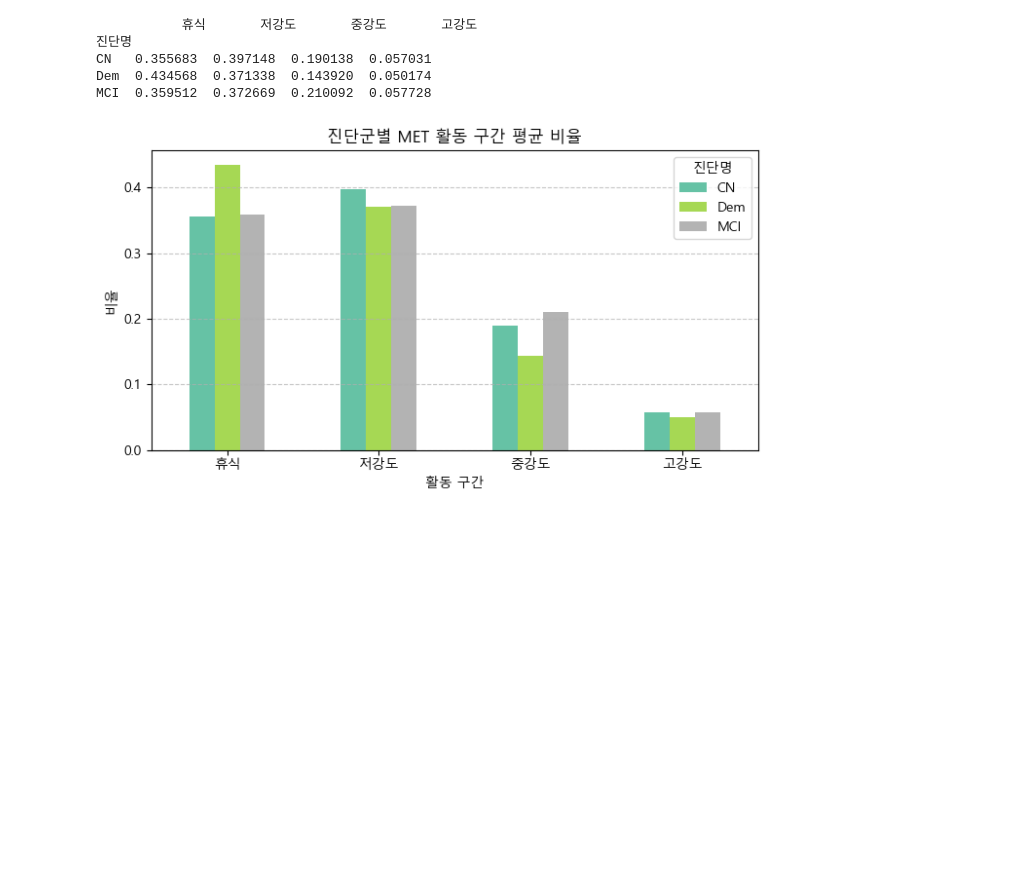
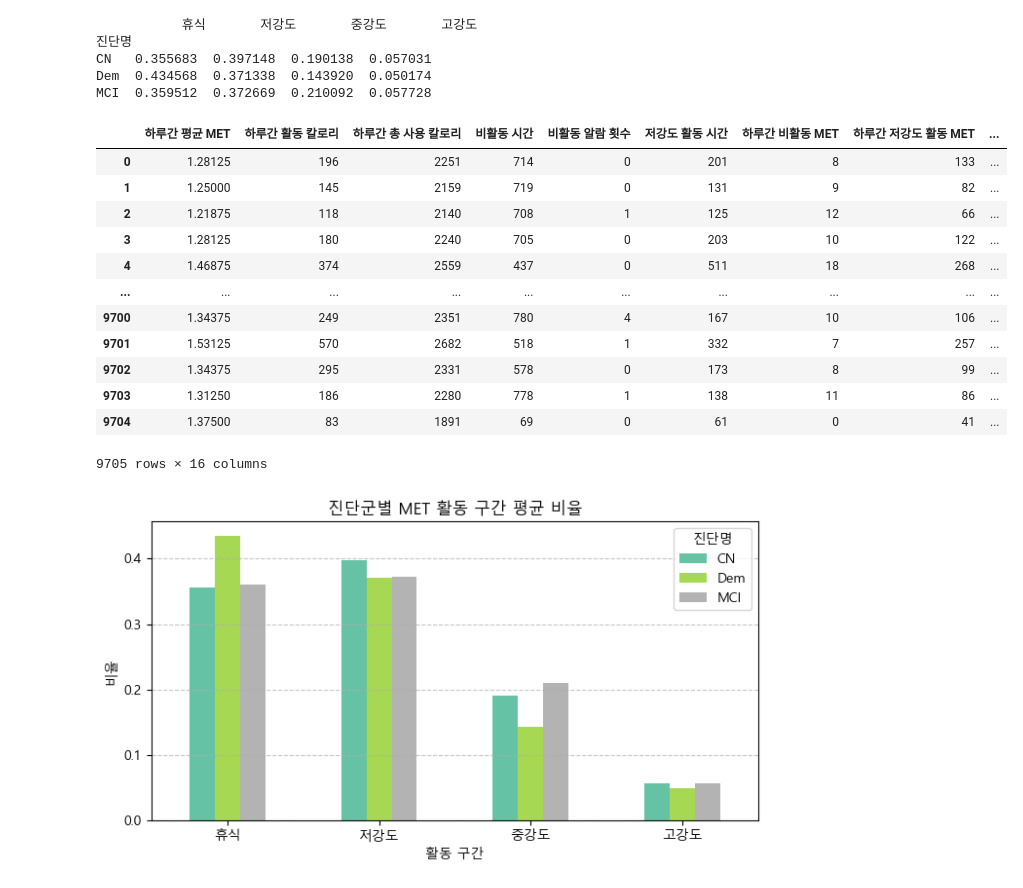
Before and after one commit to youse0ng/StudyOnDementia, a Jupyter notebook: WalkingVariablesEDA2.ipynb, the cells around one changed output. Cells and saved outputs as stored; diff of their text form; code cells hidden in the pictures; blank space fills up the shorter version.

```diff
--- a/WalkingVariablesEDA2.ipynb
+++ b/WalkingVariablesEDA2.ipynb
@@ -206,6 +206,23 @@ print(grouped)
 CN   0.355683  0.397148  0.190138  0.057031
 Dem  0.434568  0.371338  0.143920  0.050174
 MCI  0.359512  0.372669  0.210092  0.057728
+# %%
+import joblib
+joblib.load('Selected_DF.pkl')
+# %% [output]
+|  | 하루간 평균 MET | 하루간 활동 칼로리 | 하루간 총 사용 칼로리 | 비활동 시간 | 비활동 알람 횟수 | 저강도 활동 시간 | 하루간 비활동 MET | 하루간 저강도 활동 MET | ... |
+| 0 | 1.28125 | 196 | 2251 | 714 | 0 | 201 | 8 | 133 | ... |
+| 1 | 1.25000 | 145 | 2159 | 719 | 0 | 131 | 9 | 82 | ... |
+| 2 | 1.21875 | 118 | 2140 | 708 | 1 | 125 | 12 | 66 | ... |
+| 3 | 1.28125 | 180 | 2240 | 705 | 0 | 203 | 10 | 122 | ... |
+| 4 | 1.46875 | 374 | 2559 | 437 | 0 | 511 | 18 | 268 | ... |
+| ... | ... | ... | ... | ... | ... | ... | ... | ... | ... |
+| 9700 | 1.34375 | 249 | 2351 | 780 | 4 | 167 | 10 | 106 | ... |
+| 9701 | 1.53125 | 570 | 2682 | 518 | 1 | 332 | 7 | 257 | ... |
+| 9702 | 1.34375 | 295 | 2331 | 578 | 0 | 173 | 8 | 99 | ... |
+| 9703 | 1.31250 | 186 | 2280 | 778 | 1 | 138 | 11 | 86 | ... |
+| 9704 | 1.37500 | 83 | 1891 | 69 | 0 | 61 | 0 | 41 | ... |
+9705 rows × 16 columns
 # %%
 # 바그래프 (진단명별 평균 활동 비율)
 grouped.T.plot(kind='bar', figsize=(7, 4), colormap='Set2')
```
Also changed, not shown: parts of 4 cells of this notebook, 4 other files.
